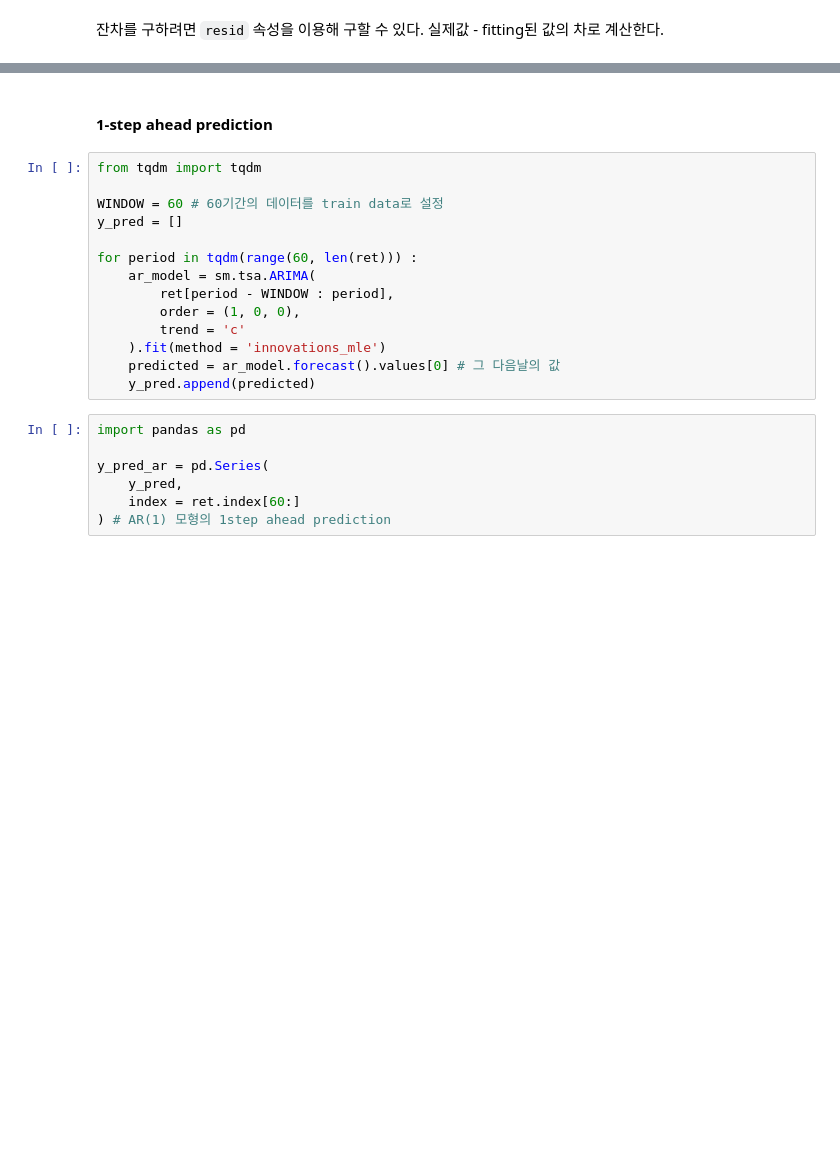
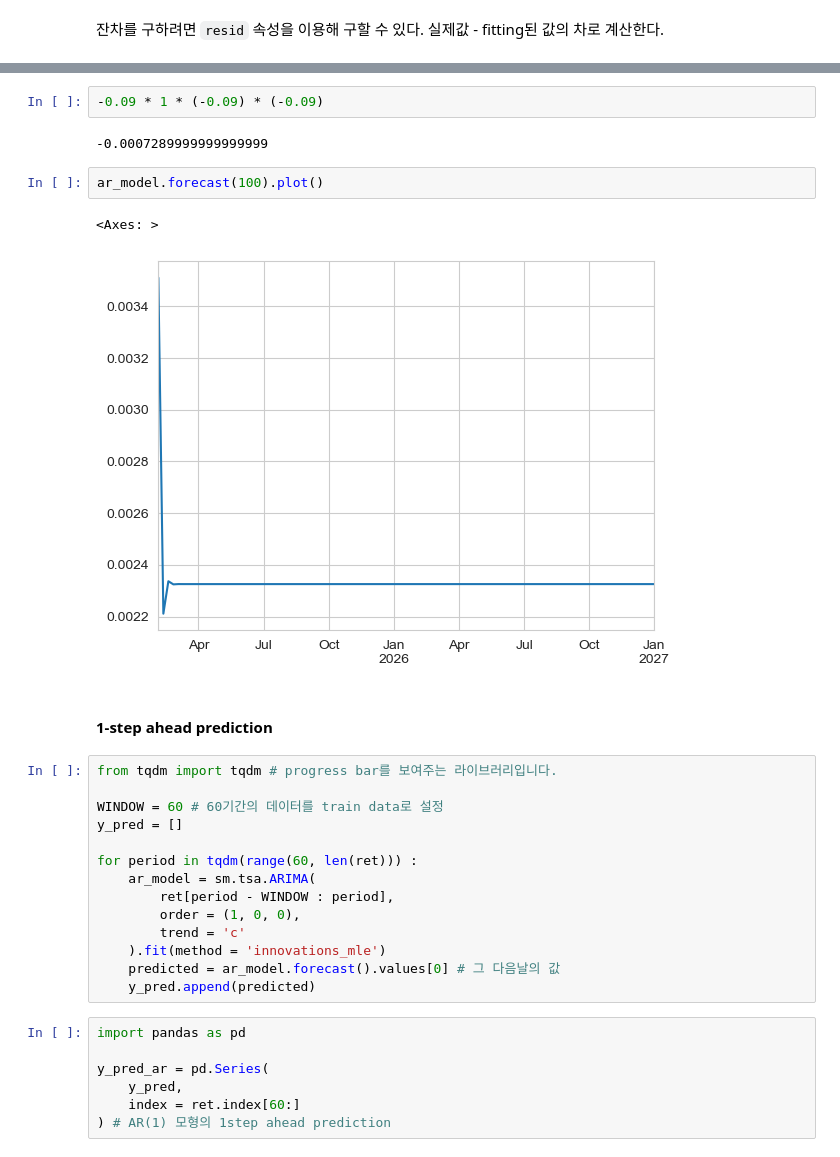
Before and after one commit to QuantifiSogang/2025AdvancedPythonForFinance, a Jupyter notebook: Note/02RecurrentNeuralNet/01LinearTimeSeries.ipynb, the cells around one changed output, grey strips where cells are left out. Saved outputs shown, nothing was run; the diff lists cells and outputs as text; blank space fills up the shorter version.

```diff
--- a/Note/02RecurrentNeuralNet/01LinearTimeSeries.ipynb
+++ b/Note/02RecurrentNeuralNet/01LinearTimeSeries.ipynb
@@ -126,10 +218,19 @@ plt.title(r'AR(1) residuals | weekly')
 plt.show()
 # %% [output]
 [figure]
+# %%
+-0.09 * 1 * (-0.09) * (-0.09)
+# %% [output]
+-0.0007289999999999999
+# %%
+ar_model.forecast(100).plot()
+# %% [output]
+<Axes: >
+[figure, added]
 # %% [markdown]
 #### 1-step ahead prediction
 # %%
-from tqdm import tqdm
+from tqdm import tqdm # progress bar를 보여주는 라이브러리입니다.
 
 WINDOW = 60 # 60기간의 데이터를 train data로 설정
 y_pred = []
```
Also changed, not shown: parts of 17 cells of this notebook, 6 other files.
